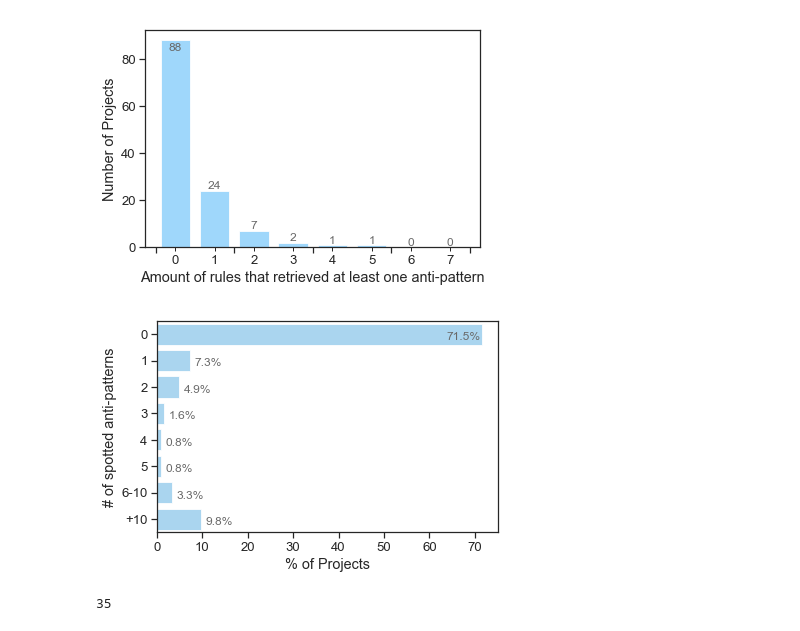
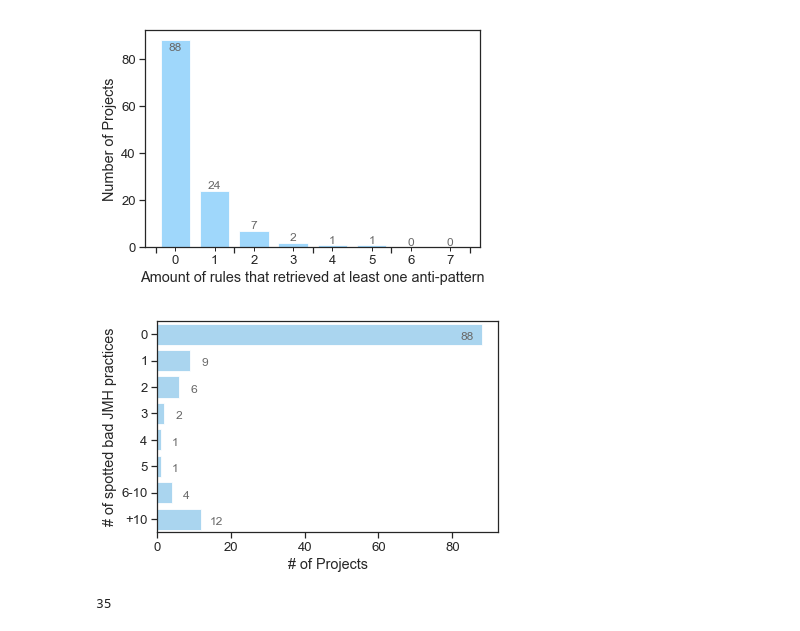
Before and after one commit to DiegoEliasCosta/spotjmhbugs, a Jupyter notebook: script/detected_bug_analysis.ipynb, the cells around one changed output. Saved outputs shown, nothing was run; the diff lists cells and outputs as text; code cells hidden in the pictures.

```diff
--- a/script/detected_bug_analysis.ipynb
+++ b/script/detected_bug_analysis.ipynb
@@ -84,8 +84,9 @@ analyzed = analyzed[analyzed['JMH_BENCHMARK_METHOD_FOUND'] > 0]
 
 columns_to_export = [
    'stars',
-  # 'forks',
-   # 'subscribers',
+   'forks',
+    'subscribers',
+    'watchers',
     'JMH_BENCHMARK_METHOD_FOUND',
     'JMH_FIXTURE_USING_INVOCATION_SCOPE',
     'JMH_NOTFORKED_BENCHMARK',
@@ -146,0 +203,16 @@ Index(['javaslang-circuitbreaker', 'rapidpm-microservice', 'netty',
+# %%
+sns.set(font_scale=1.2)
+plt.figure(figsize=(6,4))
+sns.set_style("ticks")
+
+forksbin=[0,10,25,50,100,500,50000]
+
+forks = pd.cut(analyzed['Forks'], bins=watchersbin).value_counts()
+ax = sns.barplot(x=forks.index, y=forks, color=COLOR, alpha=ALPHA)
+
+ax.xaxis.set_major_formatter(ticker.FixedFormatter(['<10', '11-25','26-50','51-100','101-500','>500']))
+ax.set(xlabel='# of Forks', ylabel='# of Projects')
+
+plt.tight_layout()
+plt.savefig(os.path.join(folder, 'projects-forks-distribution.pdf'))
+plt.close()
@@ -147,3 +221,19 @@ Index(['javaslang-circuitbreaker', 'rapidpm-microservice', 'netty',
+# %%
+sns.set(font_scale=1.2)
+plt.figure(figsize=(6,4))
+sns.set_style("ticks")
+
+subscribersbin=[0,10,25,50,100,500,50000]
+
+subs = pd.cut(analyzed['Subs'], bins=subscribersbin).value_counts()
+ax = sns.barplot(x=subs.index, y=subs, color=COLOR, alpha=ALPHA)
+
+ax.xaxis.set_major_formatter(ticker.FixedFormatter(['<10', '11-25','26-50','51-100','101-500','>500']))
+ax.set(xlabel='# of Subscribers', ylabel='# of Projects')
+
+plt.tight_layout()
+plt.savefig(os.path.join(folder, 'projects-subscribers-distribution.pdf'))
+plt.close()
 # %% [markdown]
 ### Consolidate RETU anti-pattern
 # %%
@@ -376,36 +466,36 @@ plt.savefig(os.path.join(folder, '..', 'figs', 'projects-rules-ditribution.pdf')
 # %%
 %matplotlib inline
 sns.set(font_scale=1.2)
 sns.set_style("ticks")
 
 bins = [-1,0,1,2,3,4,5,10,50]
 
 plt.figure(figsize=(6,4))
 
 clrs = 'colorblind'
 clrs = 'Blues'
 
 distribution = pd.cut(df['# of AP'], bins=bins).value_counts()
-distribution = distribution / 123 * 100
+#distribution = distribution / 123 * 100
 distribution = distribution[distribution > 0]
 ax = sns.barplot(y=distribution.index, x=distribution, color=COLOR, alpha=ALPHA)
 
 for p in ax.patches:
     if p.get_width() > 40:
         offset = -4
     else:
         offset = +4
-    ax.annotate("%.1f%%" % p.get_width(), (p.get_x() + p.get_width() + offset, p.get_y() + .5),
+    ax.annotate("%.0f" % p.get_width(), (p.get_x() + p.get_width() + offset, p.get_y() + .5),
          ha='center', va='center', rotation=0, xytext=(0, 0), textcoords='offset points',fontsize=12, color='dimgray')  #vertical bars
 
 ax.yaxis.set_major_formatter(ticker.FixedFormatter(['0','1','2','3','4','5','6-10','+10']))
-ax.set(ylabel='# of spotted anti-patterns', xlabel='% of Projects',)
+ax.set(ylabel='# of spotted bad JMH practices', xlabel='# of Projects',)
 
 plt.tight_layout()
 
 plt.savefig(os.path.join(folder, '..', 'figs', 'projects-ap-ditribution.pdf'))
 # %% [output]
-[figure, old version]
+[figure, new version]
 # %%
 pd.cut(df['# of AP'], bins=bins).value_counts()
 123 - 88
```
Also changed, not shown: parts of 9 cells of this notebook.
